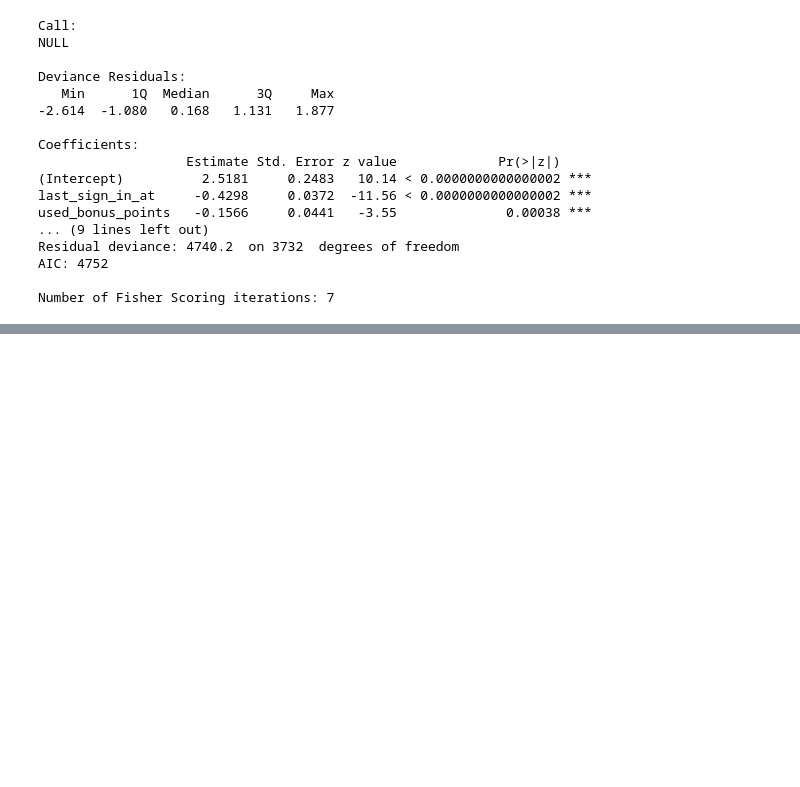
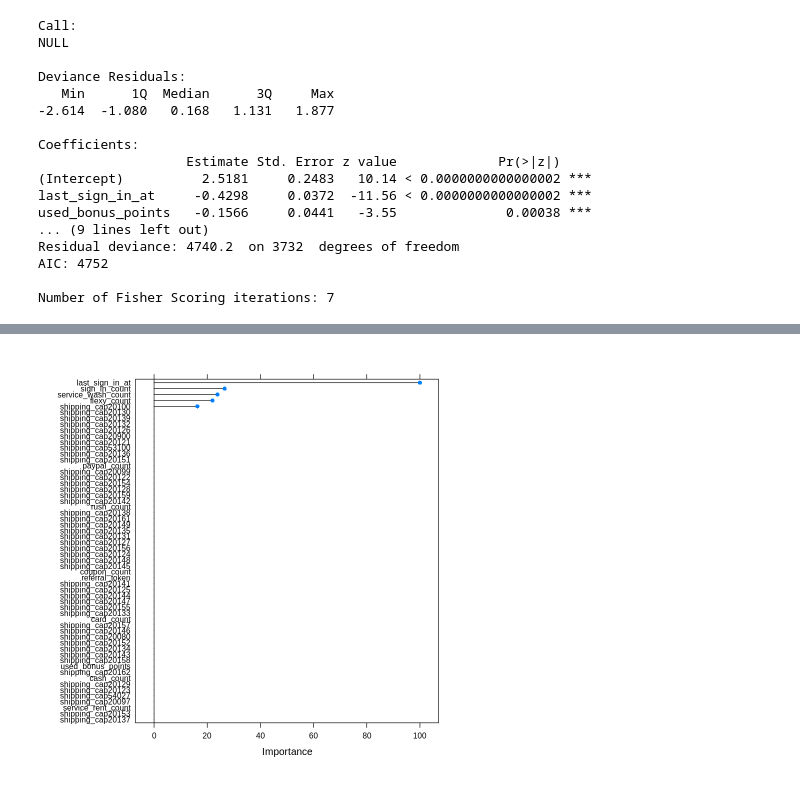
Before and after one commit to AlessandroGianoli/features_selection, a Jupyter notebook: Features_selection_notebook_R.ipynb, the cells around one changed output, grey strips where cells are left out. Drawn from its saved outputs; the diff is of its cells as text; code cells hidden in the pictures; blank space fills up the shorter version.

```diff
--- a/Features_selection_notebook_R.ipynb
+++ b/Features_selection_notebook_R.ipynb
@@ -444,0 +521,8 @@ Number of Fisher Scoring iterations: 7
+# %%
+set.seed(1)
+default.ct <- train(target~ ., data = dataset_sel_scaled, method = "rpart1SE")
+
+Vimportance <- varImp(default.ct)
+plot(Vimportance)
+# %% [output]
+[figure, added]
```
Also changed, not shown: parts of 7 cells of this notebook.
